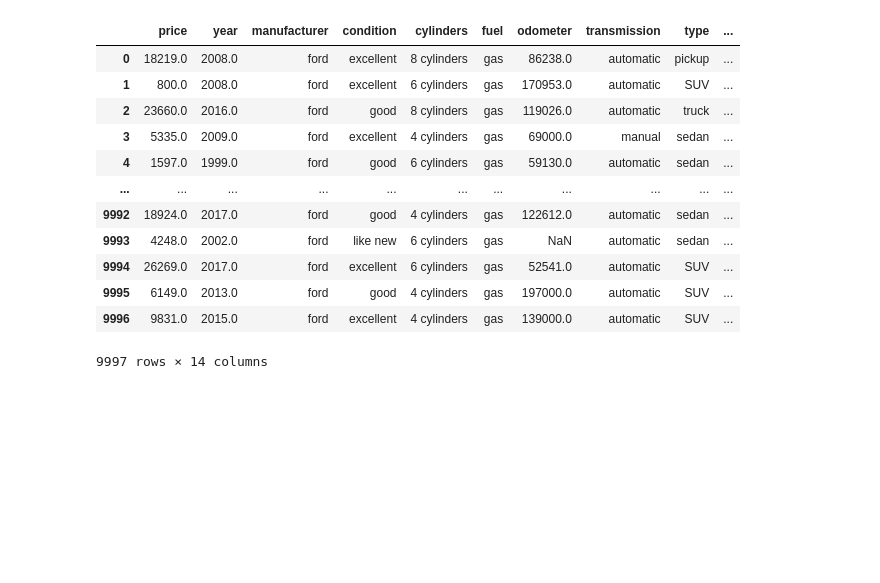
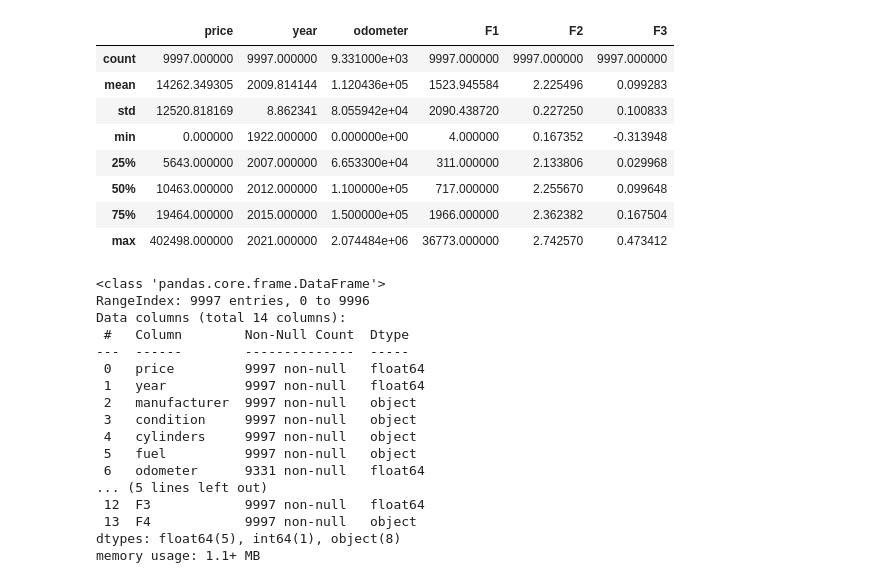
Before and after one commit to logger421/ExplainableAI, a Jupyter notebook: work_set1.ipynb, the cells around one changed output. Cells and saved outputs as stored; diff of their text form; code cells hidden in the pictures; blank space fills up the shorter version.

Commit message:
Performed simple analysis for given dataset

```diff
--- a/work_set1.ipynb
+++ b/work_set1.ipynb
@@ -3,18 +8,34 @@ import pandas as pd
 # %%
 dataset = pd.read_csv('data/used_car_dataset.csv')
 
-dataset
+dataset.describe()
 # %% [output]
-|  | price | year | manufacturer | condition | cylinders | fuel | odometer | transmission | type | ... |
-| 0 | 18219.0 | 2008.0 | ford | excellent | 8 cylinders | gas | 86238.0 | automatic | pickup | ... |
-| 1 | 800.0 | 2008.0 | ford | excellent | 6 cylinders | gas | 170953.0 | automatic | SUV | ... |
-| 2 | 23660.0 | 2016.0 | ford | good | 8 cylinders | gas | 119026.0 | automatic | truck | ... |
-| 3 | 5335.0 | 2009.0 | ford | excellent | 4 cylinders | gas | 69000.0 | manual | sedan | ... |
-| 4 | 1597.0 | 1999.0 | ford | good | 6 cylinders | gas | 59130.0 | automatic | sedan | ... |
-| ... | ... | ... | ... | ... | ... | ... | ... | ... | ... | ... |
-| 9992 | 18924.0 | 2017.0 | ford | good | 4 cylinders | gas | 122612.0 | automatic | sedan | ... |
-| 9993 | 4248.0 | 2002.0 | ford | like new | 6 cylinders | gas | NaN | automatic | sedan | ... |
-| 9994 | 26269.0 | 2017.0 | ford | excellent | 6 cylinders | gas | 52541.0 | automatic | SUV | ... |
-| 9995 | 6149.0 | 2013.0 | ford | good | 4 cylinders | gas | 197000.0 | automatic | SUV | ... |
-| 9996 | 9831.0 | 2015.0 | ford | excellent | 4 cylinders | gas | 139000.0 | automatic | SUV | ... |
+|  | price | year | odometer | F1 | F2 | F3 |
+| count | 9997.000000 | 9997.000000 | 9.331000e+03 | 9997.000000 | 9997.000000 | 9997.000000 |
+| mean | 14262.349305 | 2009.814144 | 1.120436e+05 | 1523.945584 | 2.225496 | 0.099283 |
+| std | 12520.818169 | 8.862341 | 8.055942e+04 | 2090.438720 | 0.227250 | 0.100833 |
+| min | 0.000000 | 1922.000000 | 0.000000e+00 | 4.000000 | 0.167352 | -0.313948 |
+| 25% | 5643.000000 | 2007.000000 | 6.653300e+04 | 311.000000 | 2.133806 | 0.029968 |
+| 50% | 10463.000000 | 2012.000000 | 1.100000e+05 | 717.000000 | 2.255670 | 0.099648 |
+| 75% | 19464.000000 | 2015.000000 | 1.500000e+05 | 1966.000000 | 2.362382 | 0.167504 |
+| max | 402498.000000 | 2021.000000 | 2.074484e+06 | 36773.000000 | 2.742570 | 0.473412 |
-9997 rows × 14 columns
+# %%
+dataset.info()
+# %% [output]
+<class 'pandas.core.frame.DataFrame'>
+RangeIndex: 9997 entries, 0 to 9996
+Data columns (total 14 columns):
+ #   Column        Non-Null Count  Dtype
+---  ------        --------------  -----
+ 0   price         9997 non-null   float64
+ 1   year          9997 non-null   float64
+ 2   manufacturer  9997 non-null   object
+ 3   condition     9997 non-null   object
+ 4   cylinders     9997 non-null   object
+ 5   fuel          9997 non-null   object
+ 6   odometer      9331 non-null   float64
+... (5 lines left out)
+ 12  F3            9997 non-null   float64
+ 13  F4            9997 non-null   object
+dtypes: float64(5), int64(1), object(8)
+memory usage: 1.1+ MB
```
Also changed, not shown: parts of 16 cells of this notebook.
